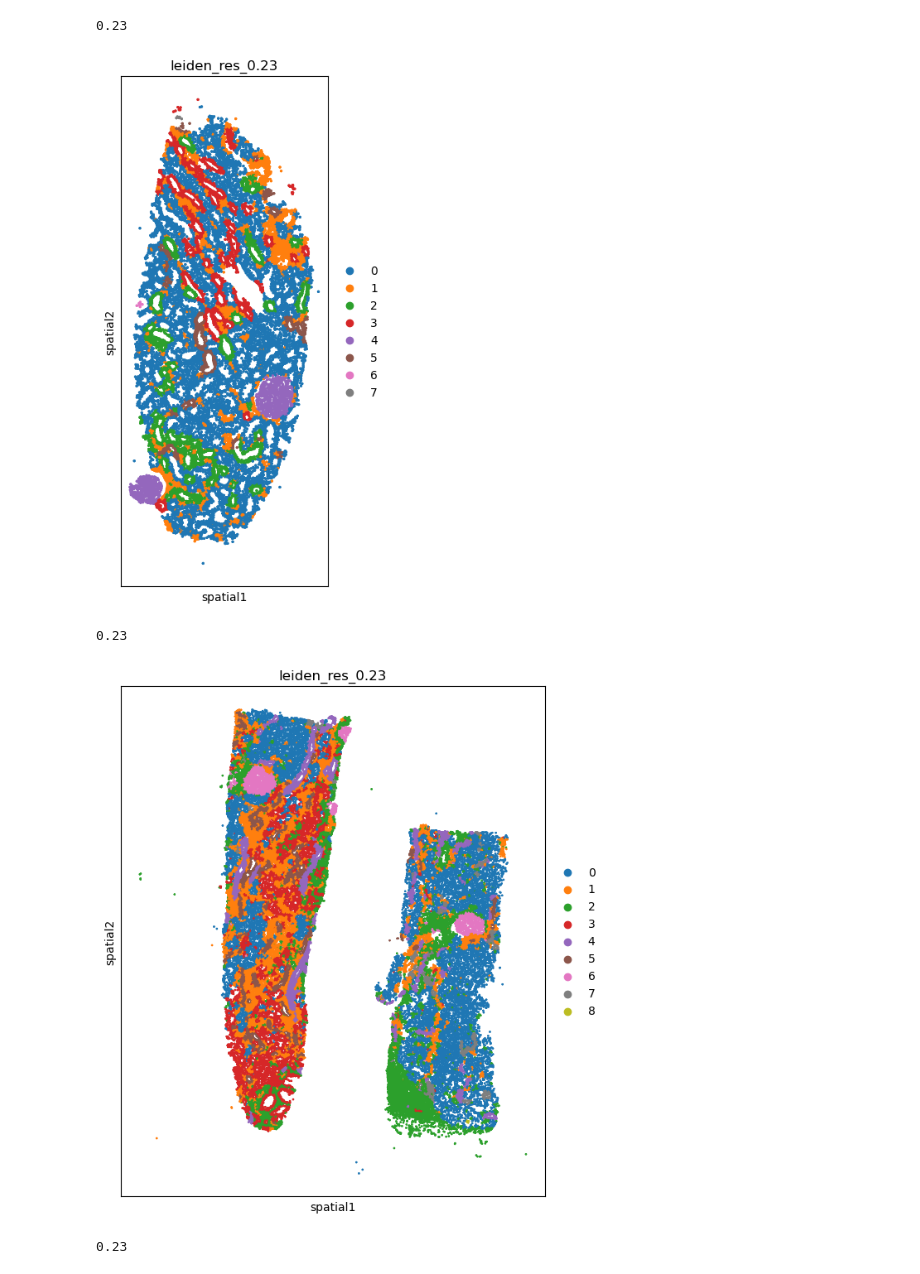
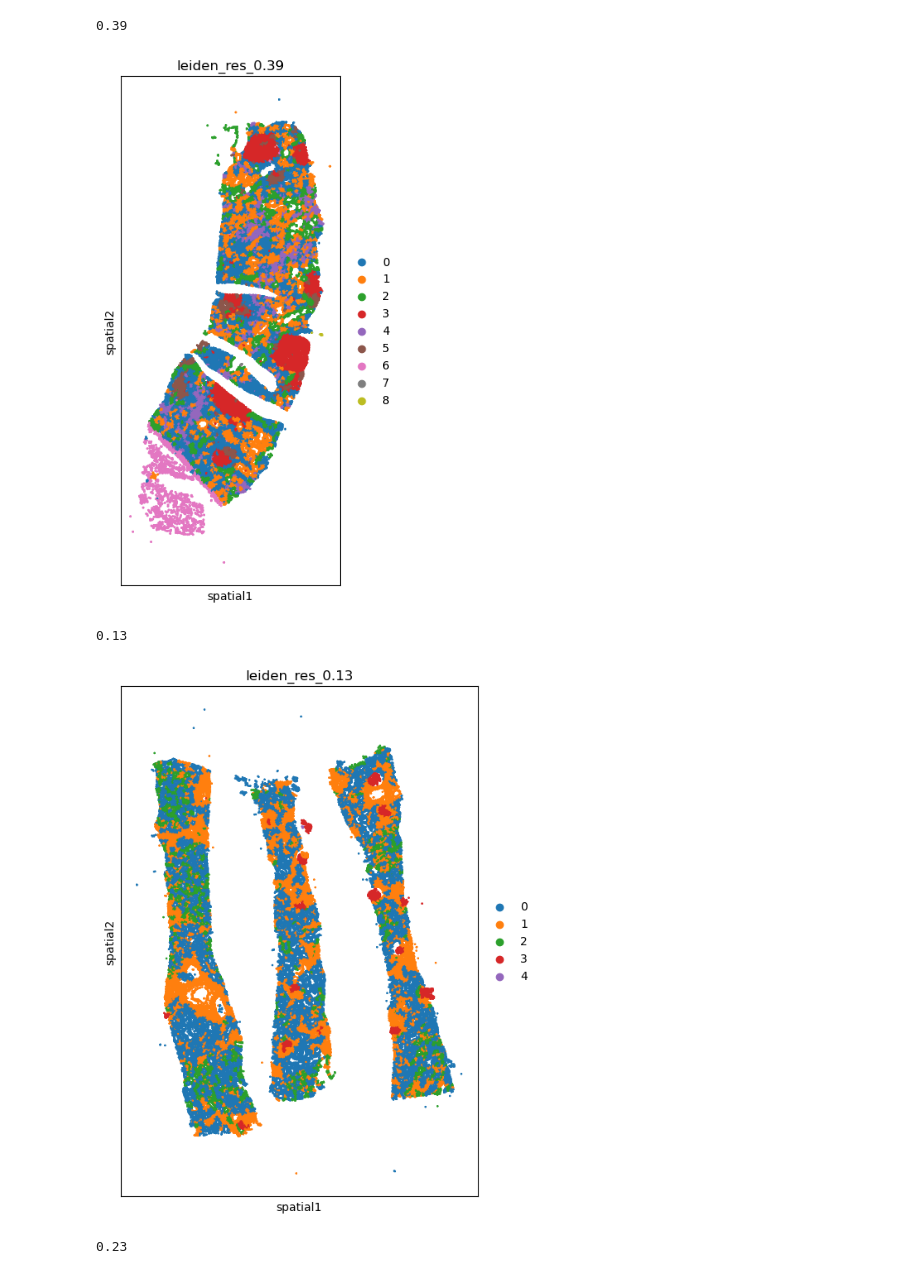
Before and after one commit to imsb-uke/xenium-cgn, a Jupyter notebook: notebooks/06_domain_identification/01_nichepca_per_sample_step2.ipynb, the cells around one changed output. Saved outputs shown, nothing was run; the diff lists cells and outputs as text; code cells hidden in the pictures.

```diff
--- a/notebooks/06_domain_identification/01_nichepca_per_sample_step2.ipynb
+++ b/notebooks/06_domain_identification/01_nichepca_per_sample_step2.ipynb
@@ -38,22 +38,22 @@ sample = 'X61'
 adata_1 = sc.read_h5ad(data_path_1 + f"adata_nichepca_sample_{sample}_clustered.h5ad")
 # %%
-resolution_best = resolutions[10]
+resolution_best = resolutions[18]
 print(resolution_best)
 
 fig, ax = plt.subplots(figsize=(8, 8))
 
 sq.pl.spatial_scatter(
     adata_1,
     library_id="spatial",
     shape=None,
     color="leiden_res_"+str(resolution_best),
     wspace=0.1,
     ax = ax
 )
 
 adata_1.uns.pop(f'leiden_res_{resolution_best}_colors');
 # %% [output]
-0.23
+0.39
-[figure, old version]
+[figure, new version]
 # %%
 # Read data
@@ -61,6 +61,6 @@ sample = 'X62'
 adata_2 = sc.read_h5ad(data_path_1 + f"adata_nichepca_sample_{sample}_clustered.h5ad")
 # %%
-resolution_best = resolutions[10]
+resolution_best = resolutions[5]
 print(resolution_best)
 
 fig, ax = plt.subplots(figsize=(8, 8))
@@ -76,8 +76,8 @@ sq.pl.spatial_scatter(
 
 adata_2.uns.pop(f'leiden_res_{resolution_best}_colors');
 # %% [output]
-0.23
+0.13
-[figure, old version]
+[figure, new version]
 # %%
 # Read data
 sample = 'X63'
```
Also changed, not shown: parts of 2 cells of this notebook, 3 other files.
